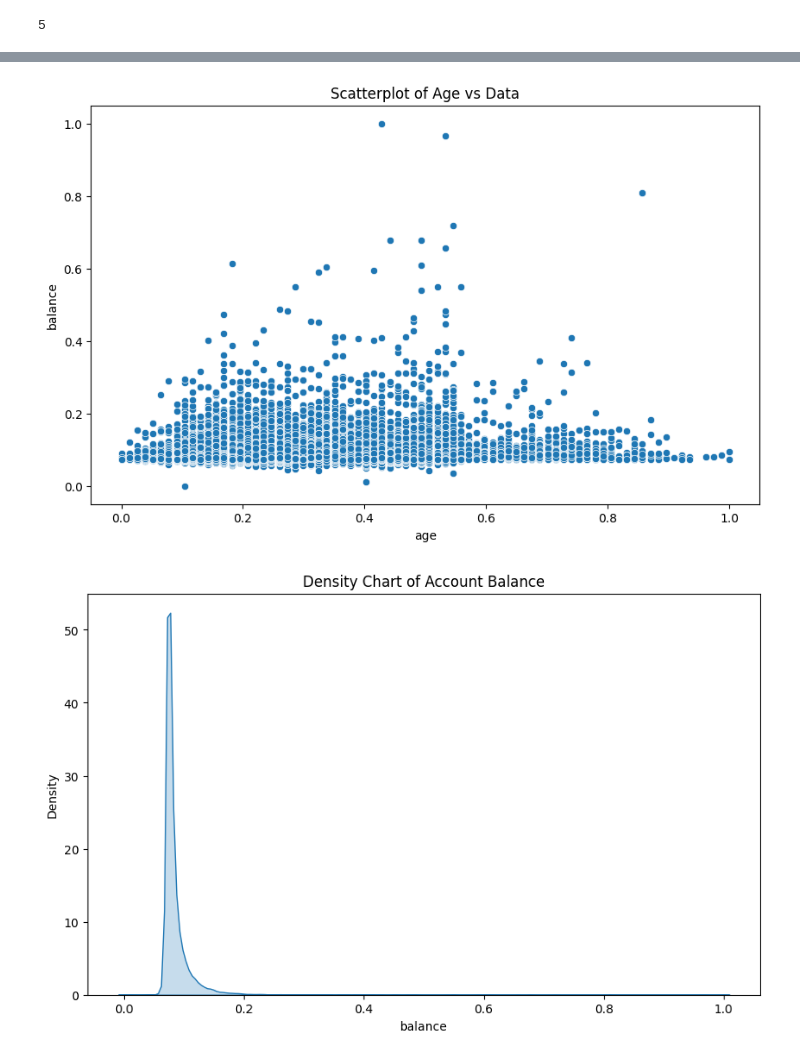
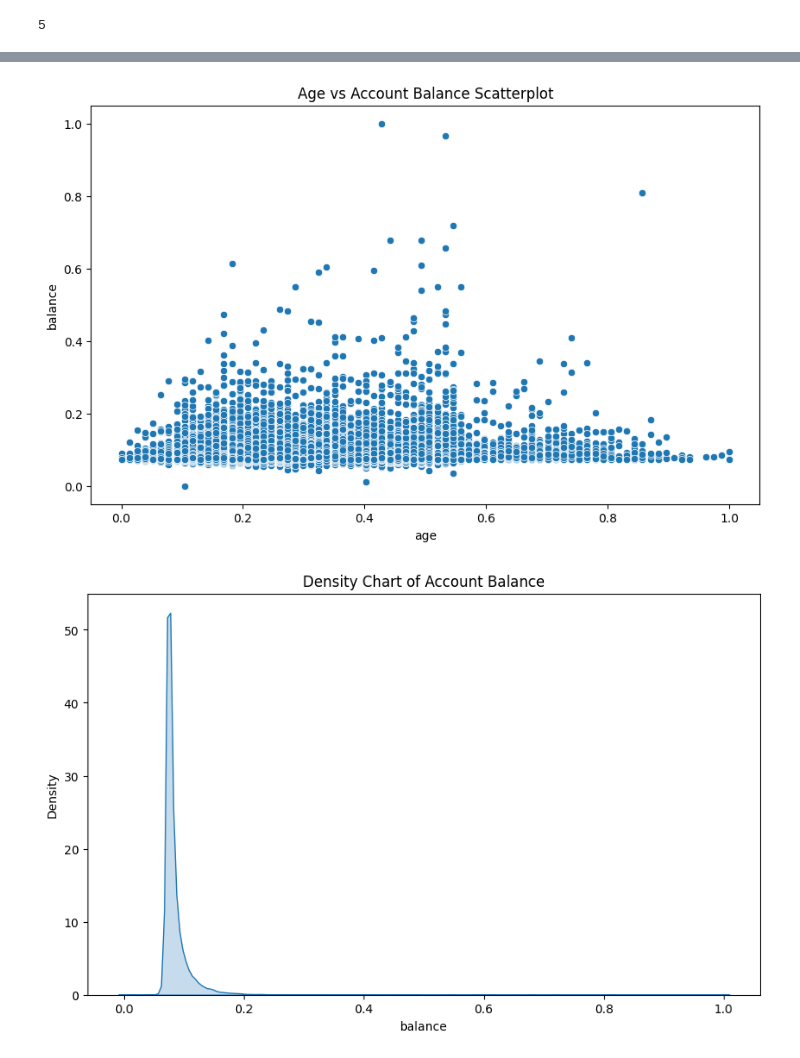
Before and after one commit to malaikaGirma/ds1001_final, a Jupyter notebook: ds1001_final/notebooks/Final_Project_Notebook.ipynb, the cells around one changed output, grey strips where cells are left out. Drawn from its saved outputs; the diff is of its cells as text; code cells hidden in the pictures.

```diff
--- a/ds1001_final/notebooks/Final_Project_Notebook.ipynb
+++ b/ds1001_final/notebooks/Final_Project_Notebook.ipynb
@@ -204,12 +194,12 @@ Index(['age', 'balance', 'duration', 'contactndays', 'signed up',
 # %%
 # Scatterplot between two continuous variables
 plt.figure(figsize=(10, 6))
 sns.scatterplot(x='age', y='balance', data=data)  # Replace 'Variable1' and 'Variable2' with your column names
-plt.title('Scatterplot of Age vs Data')
+plt.title('Age vs Account Balance Scatterplot')
 plt.savefig('scatterplot.png')  # Save the scatterplot image
 plt.show()
 # %% [output]
-[figure, old version]
+[figure, new version]
 # %%
 # Density chart of a continuous variable
 plt.figure(figsize=(10, 6))
```
Also changed, not shown: parts of 6 cells of this notebook, 1 other file.
